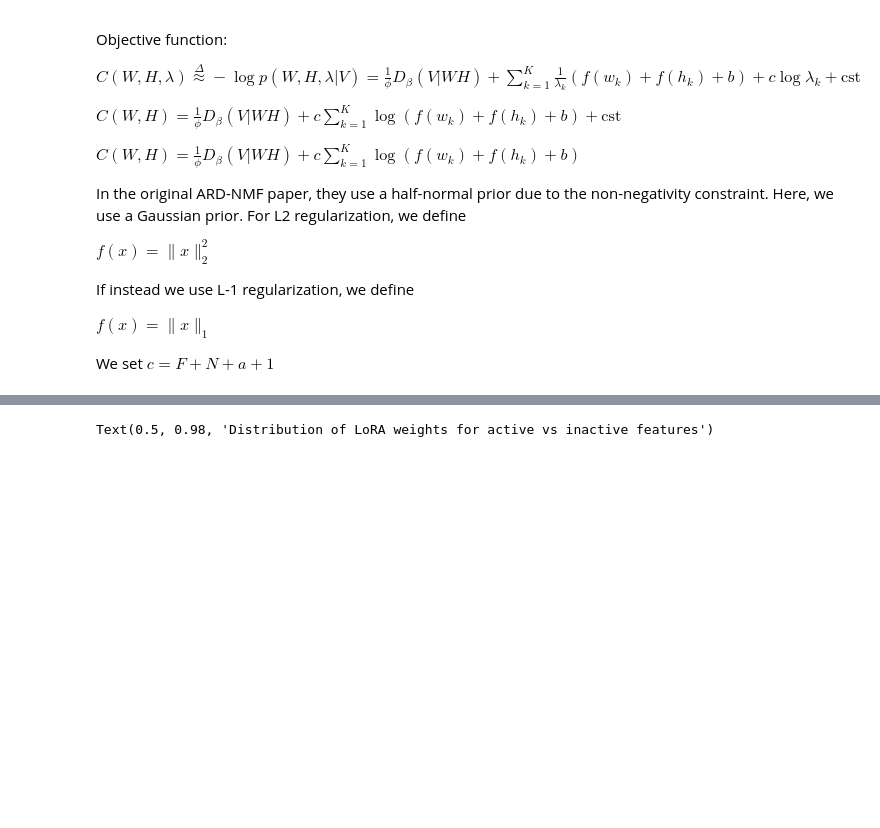
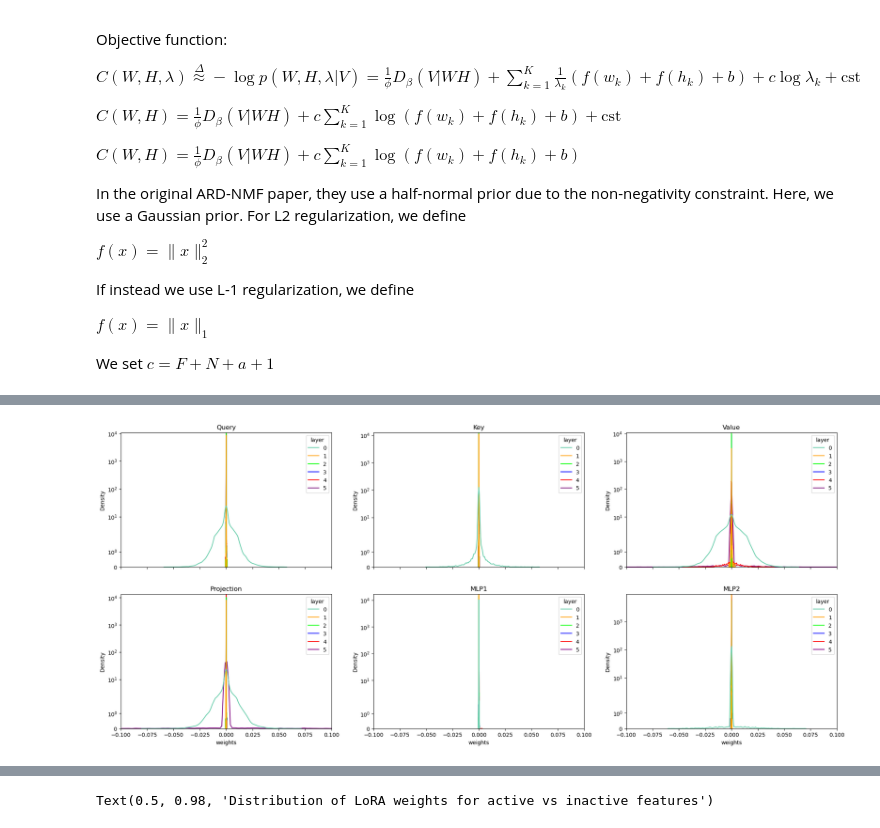
Before and after one commit to yoakiyama/ARDLoRa, a Jupyter notebook: notebooks/scratch.ipynb, the cells around one changed output, grey strips where cells are left out. Saved outputs shown, nothing was run; the diff lists cells and outputs as text; code cells hidden in the pictures; blank space fills up the shorter version.

```diff
--- a/notebooks/scratch.ipynb
+++ b/notebooks/scratch.ipynb
@@ -340,0 +432,30 @@ def evaluate(model, data_loader):
+# %%
+f, ax = plt.subplots(2, 3, figsize=(24, 10), sharex=True)
+for type_idx, matrix_type in enumerate(['Query', 'Key', 'Value', 'Projection', 'MLP1', 'MLP2']):
+    all_weights = []
+    layer_indices = []
+    for idx, layer in enumerate(model.distilbert.transformer.layer):
+        if matrix_type == 'Query':
+            weights = layer.attention.q_lin.lora.lora_B.detach().cpu().numpy().flatten()
+        elif matrix_type == 'Key':
+            weights = layer.attention.k_lin.lora.lora_B.detach().cpu().numpy().flatten()
+        elif matrix_type == 'Value':
+            weights = layer.attention.v_lin.lora.lora_B.detach().cpu().numpy().flatten()
+        elif matrix_type == 'Projection':
+            weights = layer.attention.out_lin.lora.lora_B.detach().cpu().numpy().flatten()
+        elif matrix_type == 'MLP1':
+            weights = layer.ffn.lin1.lora.lora_B.detach().cpu().numpy().flatten()
+        elif matrix_type == 'MLP2':
+            weights = layer.ffn.lin2.lora.lora_B.detach().cpu().numpy().flatten()
+        all_weights.extend(weights)
+        layer_indices.extend([idx] * len(weights))
+    colors = ['mediumaquamarine', 'orange', 'lime', 'blue', 'red', 'purple']
+    row_idx = type_idx // 3
+    col_idx = type_idx % 3
+    sns.kdeplot(data=pd.DataFrame({'weights': all_weights, 'layer': layer_indices}),
+                x='weights', hue='layer', palette=colors, ax=ax[row_idx, col_idx])
+    ax[row_idx, col_idx].set_title(matrix_type)
+    ax[row_idx, col_idx].set_yscale('symlog')
+    ax[row_idx, col_idx].set_xlim(-0.1, 0.1)
+# %% [output]
+[figure, added]
```
Also changed, not shown: parts of 8 cells of this notebook.
